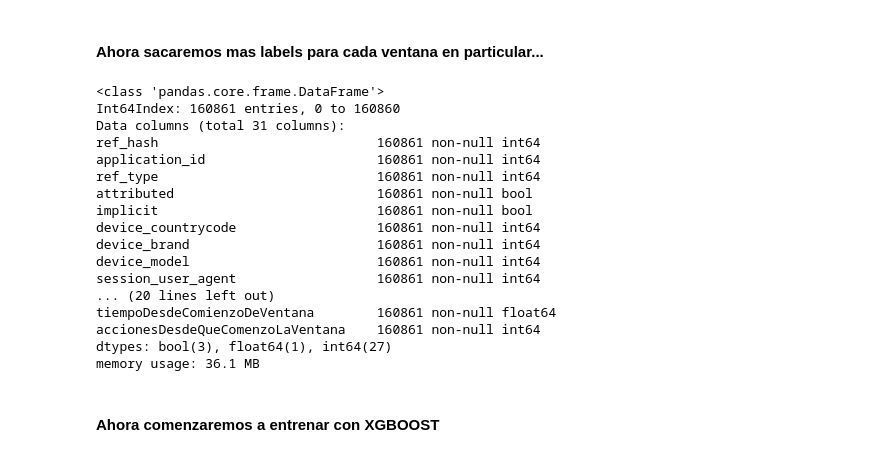
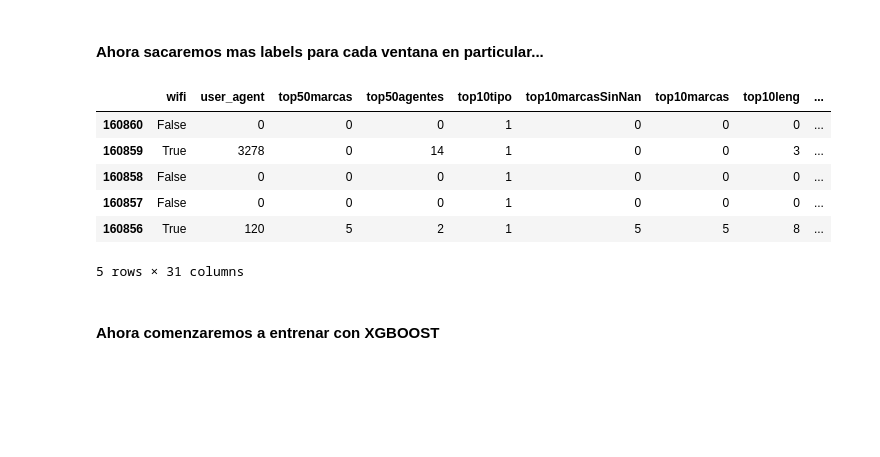
Before and after one commit to EugeniaFranchi/TP-Datos-2019, a Jupyter notebook: TP2/xgboostConFeatures-installs.ipynb, the cells around one changed output. Saved outputs shown, nothing was run; the diff lists cells and outputs as text; code cells hidden in the pictures; blank space fills up the shorter version.

```diff
--- a/TP2/xgboostConFeatures-installs.ipynb
+++ b/TP2/xgboostConFeatures-installs.ipynb
@@ -97,26 +119,24 @@ train2.drop(['created'],axis =1, inplace = True )
 train3.drop(['created'],axis =1, inplace = True )
 train4.drop(['created'],axis =1, inplace = True )
 ventana_ultima.drop(['created'],axis =1, inplace = True )
-# %%
-train1.info()
-# %% [output]
-<class 'pandas.core.frame.DataFrame'>
-Int64Index: 160861 entries, 0 to 160860
-Data columns (total 31 columns):
-ref_hash                            160861 non-null int64
-application_id                      160861 non-null int64
-ref_type                            160861 non-null int64
-attributed                          160861 non-null bool
-implicit                            160861 non-null bool
-device_countrycode                  160861 non-null int64
-device_brand                        160861 non-null int64
-device_model                        160861 non-null int64
-session_user_agent                  160861 non-null int64
-... (20 lines left out)
-tiempoDesdeComienzoDeVentana        160861 non-null float64
-accionesDesdeQueComenzoLaVentana    160861 non-null int64
-dtypes: bool(3), float64(1), int64(27)
-memory usage: 36.1 MB
+# %%
+#### XGBOOST LE GUSTAN LAS COLUMNAS ORDENADAS...
+ventana_ultima=ventana_ultima.sort_index(axis=1, ascending=False)
+train1=train1.sort_index(axis=1, ascending=False)
+train2=train2.sort_index(axis=1, ascending=False)
+train3=train3.sort_index(axis=1, ascending=False)
+train4=train4.sort_index(axis=1, ascending=False)
+# %%
+
+train1.head()
+# %% [output]
+|  | wifi | user_agent | top50marcas | top50agentes | top10tipo | top10marcasSinNan | top10marcas | top10leng | ... |
+| 160860 | False | 0 | 0 | 0 | 1 | 0 | 0 | 0 | ... |
+| 160859 | True | 3278 | 0 | 14 | 1 | 0 | 0 | 3 | ... |
+| 160858 | False | 0 | 0 | 0 | 1 | 0 | 0 | 0 | ... |
+| 160857 | False | 0 | 0 | 0 | 1 | 0 | 0 | 0 | ... |
+| 160856 | True | 120 | 5 | 2 | 1 | 5 | 5 | 8 | ... |
+5 rows × 31 columns
 # %% [markdown]
 #### Ahora comenzaremos a entrenar con XGBOOST
 # %%
```
Also changed, not shown: parts of 22 cells of this notebook.
